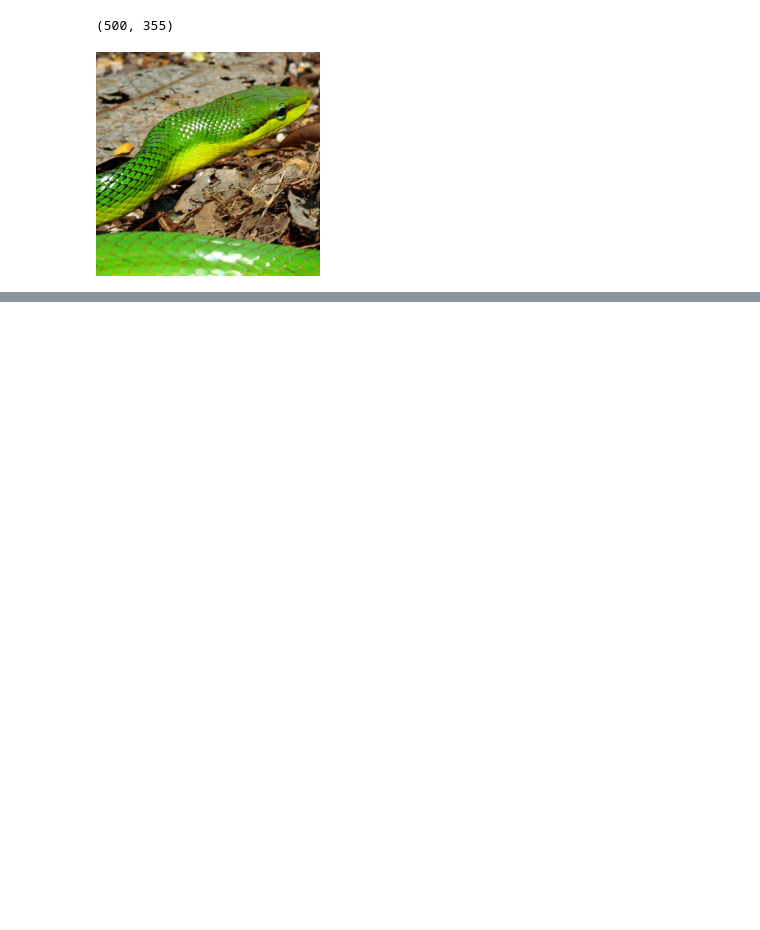
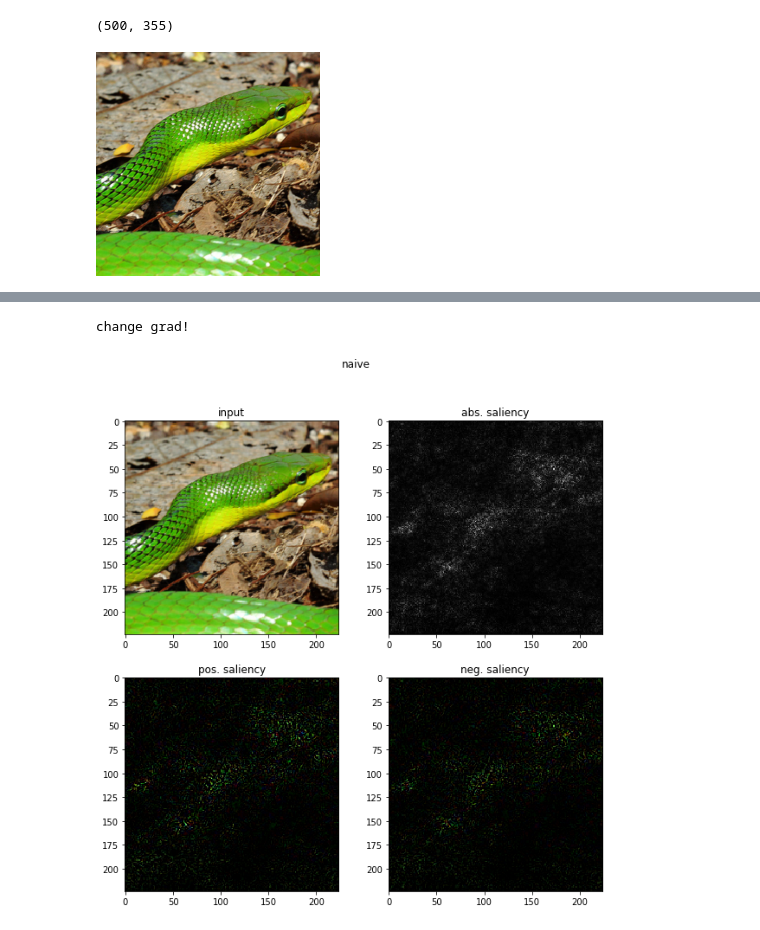
Before and after one commit to leelabcnbc/cnnvis-pytorch, a Jupyter notebook: test.ipynb, the cells around one changed output, grey strips where cells are left out. Cells and saved outputs as stored; diff of their text form; code cells hidden in the pictures; blank space fills up the shorter version.

Commit message:
apparently finish lasagne demo. not double checked yet.

```diff
--- a/test.ipynb
+++ b/test.ipynb
@@ -130,0 +58,14 @@ classifier.5 (1, 4096) 0.00958988 0.0139359
+# %%
+input_img = Parameter(img_to_use_cropped_tensor.cuda(), requires_grad=True)
+if input_img.grad is not None:
+    input_img.grad.data.zero_()
+alexnet.zero_grad()
+# wrap input in Parameter, so that gradients will be computed.
+raw_score = alexnet(input_img)
+raw_score_numpy = raw_score.data.cpu().numpy()
+print(raw_score_numpy.shape, np.argmax(raw_score_numpy.ravel()))
+loss = raw_score.sum()
+print('loss', loss)
+# second time, there's no output anymore, due to lack of hook
+# I didn't call it, as maybe zero_grad may have some interaction with it. Not sure. Just for safety.
+# _ = alexnet(Variable(img_to_use_cropped_tensor.cuda()))
@@ -130,0 +92,38 @@ classifier.5 (1, 4096) 0.00958988 0.0139359
+# %%
+# so, forward one time, and backward multiple times.
+vis_param_dict['layer'] = 'classifier.6'
+vis_param_dict['method'] = util.GradType.NAIVE
+# which one coresponds
+# this is the max one. I assume it's the correct one.
+# indeed, it's correct.
+# 55 is n01729977, corresponding to "green snake, grass snake".
+vis_param_dict['index'] = 55
+# alexnet gives 64, which is n01749939, or green mamba. not sure which one is correct.
+loss.backward(retain_variables=True)
+# %% [output]
+change grad!
+# %%
+# adapted from <https://github.com/Lasagne/Recipes/blob/master/examples/Saliency%20Maps%20and%20Guided%20Backpropagation.ipynb>
+def show_images(img_original, saliency, title):
+    # convert from c01 to 01c
+    saliency = saliency.transpose(1, 2, 0)
+    # plot the original image and the three saliency map variants
+    plt.figure(figsize=(10, 10), facecolor='w')
+    plt.subplot(2, 2, 1)
+    plt.title('input')
+    plt.imshow(np.asarray(img_original))
+    plt.subplot(2, 2, 2)
+    plt.title('abs. saliency')
+    plt.imshow(np.abs(saliency).max(axis=-1), cmap='gray')
+    plt.subplot(2, 2, 3)
+    plt.title('pos. saliency')
+    plt.imshow((np.maximum(0, saliency) / saliency.max()))
+    plt.subplot(2, 2, 4)
+    plt.title('neg. saliency')
+    plt.imshow((np.maximum(0, -saliency) / -saliency.min()))
+    plt.suptitle(title)
+    plt.show()
+# %%
+show_images(img_to_use_cropped, input_img.grad.data.cpu().numpy()[0], 'naive')
+# %% [output]
+[figure, added]
```
Also changed, not shown: parts of 24 cells of this notebook, 2 other files.
